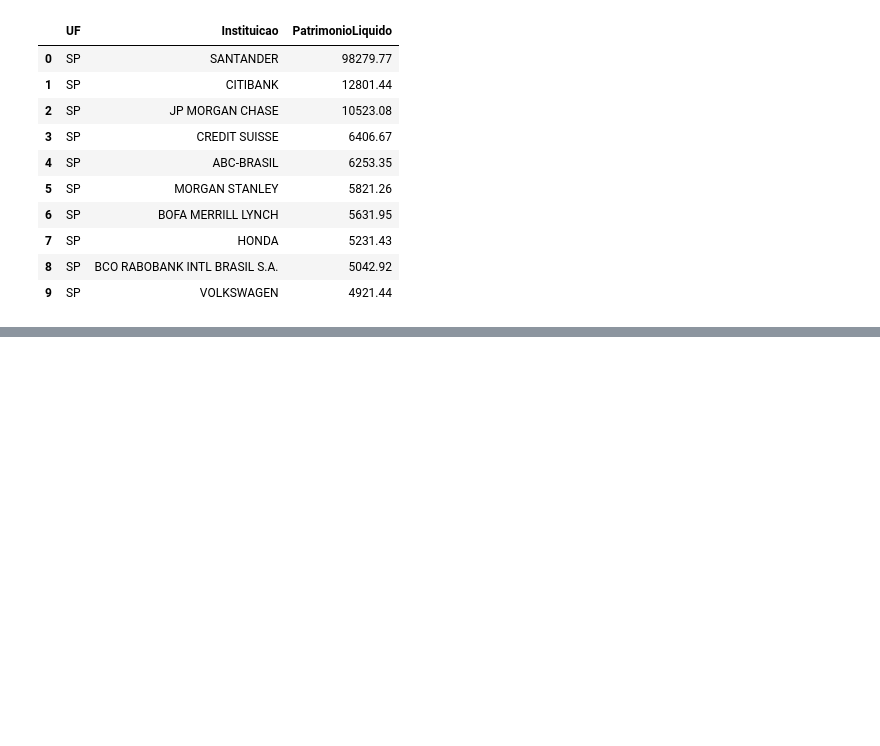
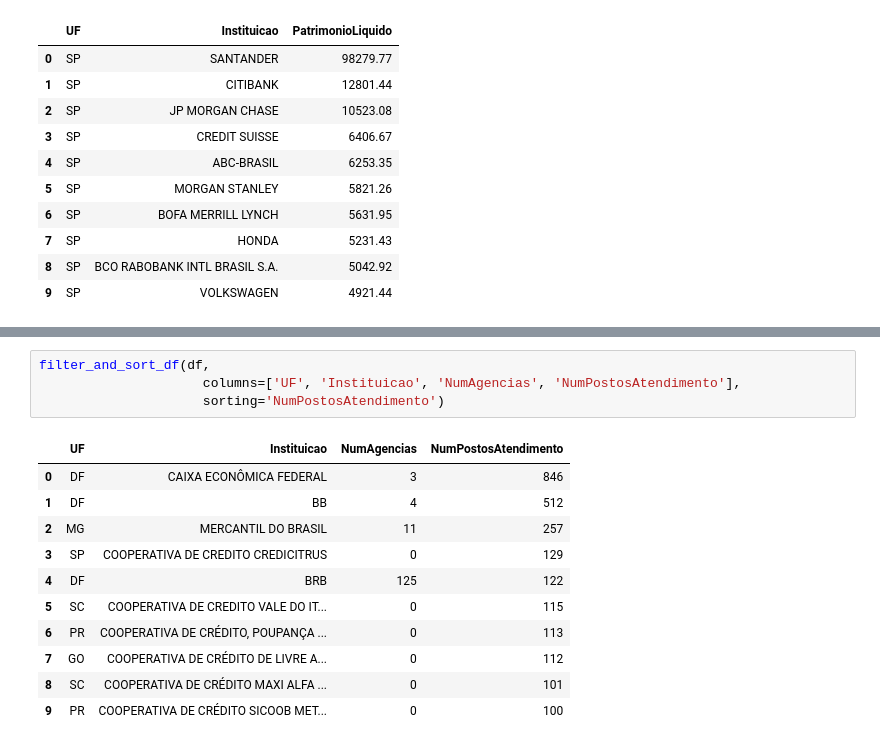
Before and after one commit to alexcamargos/bacen-ifdata-scraper, a Jupyter notebook: data_analytics/summary_prudential_conglomerates.ipynb, the cells around one changed output, grey strips where cells are left out. Cells and saved outputs as stored; diff of their text form; blank space fills up the shorter version.

```diff
--- a/data_analytics/summary_prudential_conglomerates.ipynb
+++ b/data_analytics/summary_prudential_conglomerates.ipynb
@@ -1323,0 +1345,16 @@ filter_and_sort_df(df,
+# %%
+filter_and_sort_df(df,
+                     columns=['UF', 'Instituicao', 'NumAgencias', 'NumPostosAtendimento'],
+                     sorting='NumPostosAtendimento')
+# %% [output]
+|  | UF | Instituicao | NumAgencias | NumPostosAtendimento |
+| 0 | DF | CAIXA ECONÔMICA FEDERAL | 3 | 846 |
+| 1 | DF | BB | 4 | 512 |
+| 2 | MG | MERCANTIL DO BRASIL | 11 | 257 |
+| 3 | SP | COOPERATIVA DE CREDITO CREDICITRUS | 0 | 129 |
+| 4 | DF | BRB | 125 | 122 |
+| 5 | SC | COOPERATIVA DE CREDITO VALE DO IT... | 0 | 115 |
+| 6 | PR | COOPERATIVA DE CRÉDITO, POUPANÇA ... | 0 | 113 |
+| 7 | GO | COOPERATIVA DE CRÉDITO DE LIVRE A... | 0 | 112 |
+| 8 | SC | COOPERATIVA DE CRÉDITO MAXI ALFA ... | 0 | 101 |
+| 9 | PR | COOPERATIVA DE CRÉDITO SICOOB MET... | 0 | 100 |
```
Also changed, not shown: parts of 7 cells of this notebook.
